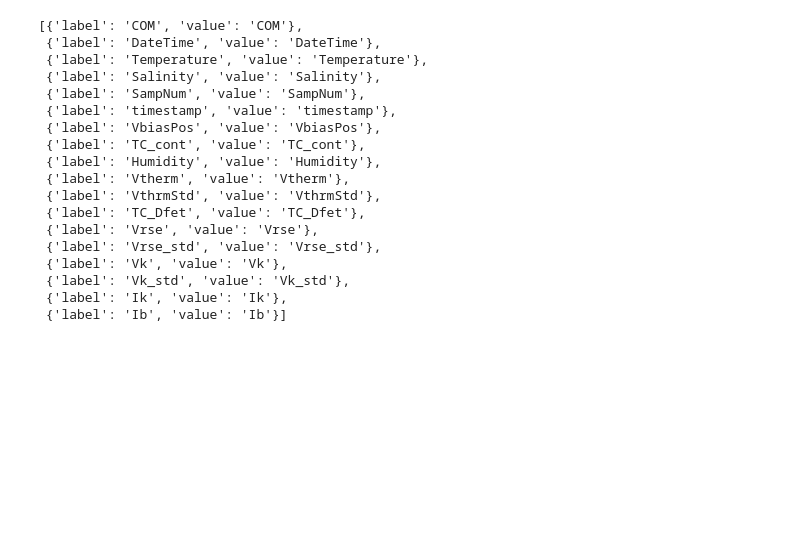
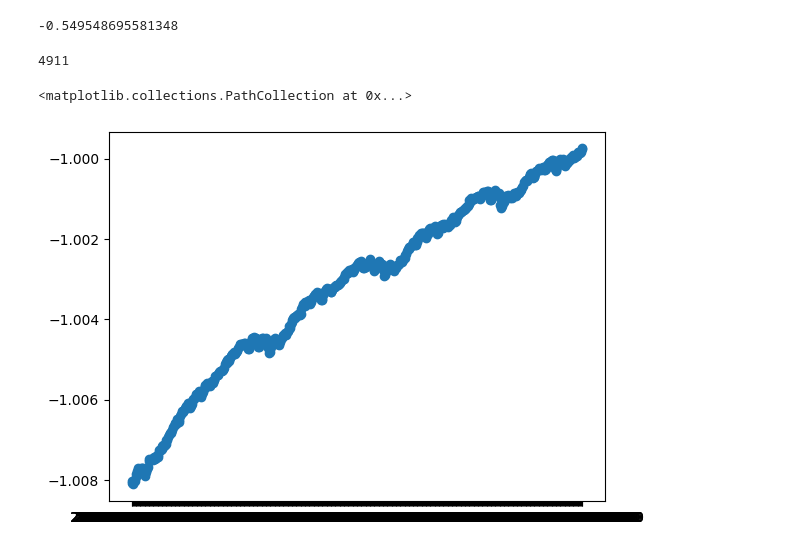
Before and after one commit to Benwerb/PlotlyDashApps, a Jupyter notebook: k0_wet_lab/testing.ipynb, the cells around one changed output. Saved outputs shown, nothing was run; the diff lists cells and outputs as text; code cells hidden in the pictures; blank space fills up the shorter version.

```diff
--- a/k0_wet_lab/testing.ipynb
+++ b/k0_wet_lab/testing.ipynb
@@ -37,22 +82,16 @@ df
-# %%
-[{'label': col, 'value': col} for col in df.columns]
-# %% [output]
-[{'label': 'COM', 'value': 'COM'},
- {'label': 'DateTime', 'value': 'DateTime'},
- {'label': 'Temperature', 'value': 'Temperature'},
- {'label': 'Salinity', 'value': 'Salinity'},
- {'label': 'SampNum', 'value': 'SampNum'},
- {'label': 'timestamp', 'value': 'timestamp'},
- {'label': 'VbiasPos', 'value': 'VbiasPos'},
- {'label': 'TC_cont', 'value': 'TC_cont'},
- {'label': 'Humidity', 'value': 'Humidity'},
- {'label': 'Vtherm', 'value': 'Vtherm'},
- {'label': 'VthrmStd', 'value': 'VthrmStd'},
- {'label': 'TC_Dfet', 'value': 'TC_Dfet'},
- {'label': 'Vrse', 'value': 'Vrse'},
- {'label': 'Vrse_std', 'value': 'Vrse_std'},
- {'label': 'Vk', 'value': 'Vk'},
- {'label': 'Vk_std', 'value': 'Vk_std'},
- {'label': 'Ik', 'value': 'Ik'},
- {'label': 'Ib', 'value': 'Ib'}]
+# %%
+# Calculate pairwise differences
+differences = []
+for i in range(len(df['Vrse'])):
+    for j in range(i+1, len(df['Vrse'])):
+        differences.append(df['NanoFet'][j] - df['NanoFet'][i])
+
+# Calculate mean of all pairwise differences
+mean_difference = np.mean(differences, axis=0)
+# %% [output]
+-0.549548695581348
+# %%
+len(df['Vrse'])
+# %% [output]
+4911
 # %%
@@ -71,3 +122,11 @@ def load_latest_data(folder_path, selected_file=None):
     return df
 
 df = load_latest_data(folder_path)
+# %%
+df = pd.read_csv(r"\\atlas.shore.mbari.org\ProjectLibrary\901805_Coastal_Biogeochemical_Sensing\Wetlab_Sensor_Calibration\mpHox\mpHox_k0_042326.csv")
+# %%
+import matplotlib.pyplot as plt
+plt.scatter(df["DateTime"],df["Vrse"])
+# %% [output]
+<matplotlib.collections.PathCollection at 0x...>
+[figure, added]
```
Also changed, not shown: parts of 5 cells of this notebook, 5 other files.
